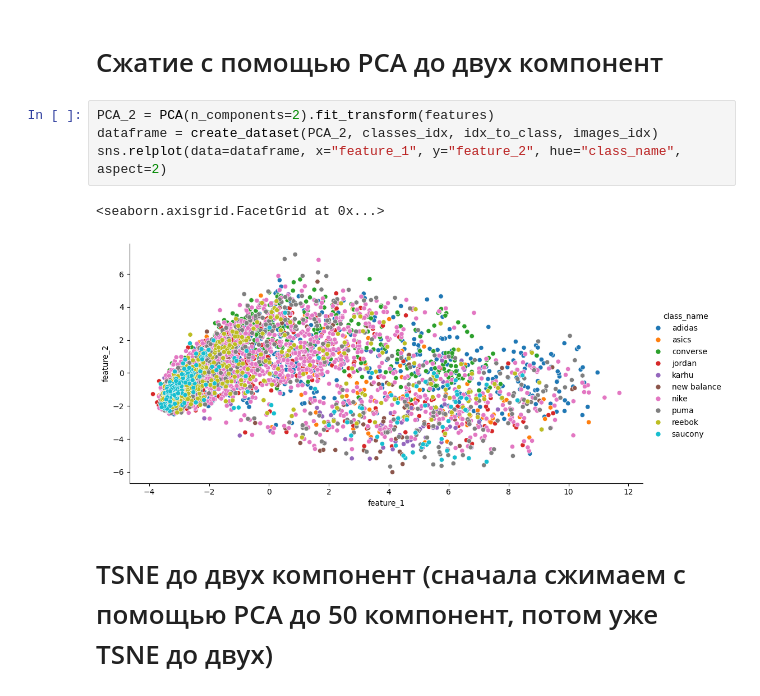
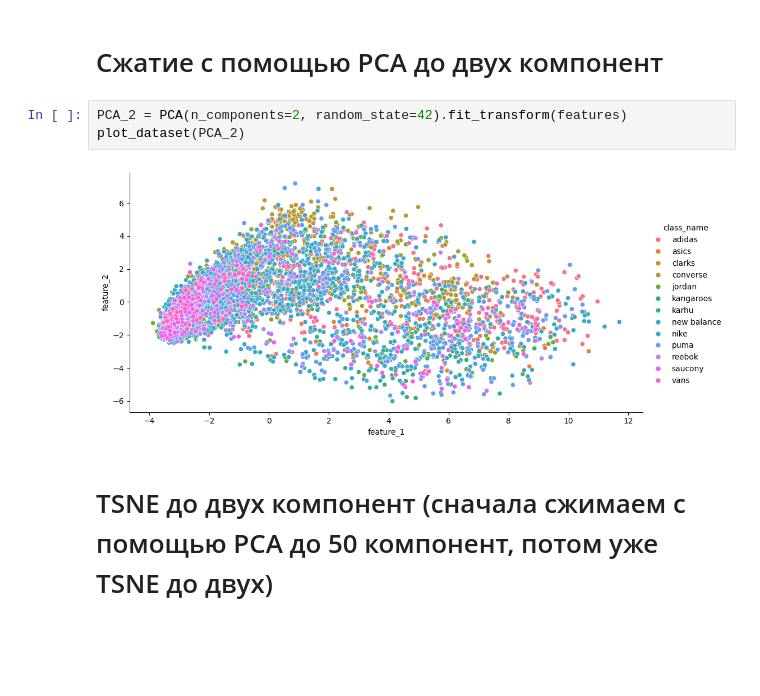
Before and after one commit to miem-refugees/sneakers-ml, a Jupyter notebook: notebooks/eda/resnet-embedding-eda.ipynb, the cells around one changed output. Saved outputs shown, nothing was run; the diff lists cells and outputs as text; blank space fills up the shorter version.

```diff
--- a/notebooks/eda/resnet-embedding-eda.ipynb
+++ b/notebooks/eda/resnet-embedding-eda.ipynb
@@ -44,12 +43,10 @@ sns.relplot(data=dataframe, x="feature_1", y="feature_2", hue="class_name", aspe
 # %% [markdown]
 # Сжатие с помощью PCA до двух компонент
-# %%
-PCA_2 = PCA(n_components=2).fit_transform(features)
-dataframe = create_dataset(PCA_2, classes_idx, idx_to_class, images_idx)
-sns.relplot(data=dataframe, x="feature_1", y="feature_2", hue="class_name", aspect=2)
-# %% [output]
-<seaborn.axisgrid.FacetGrid at 0x...>
-[figure, removed]
+# %%
+PCA_2 = PCA(n_components=2, random_state=42).fit_transform(features)
+plot_dataset(PCA_2)
+# %% [output]
+[figure, added]
 # %% [markdown]
 # TSNE до двух компонент (сначала сжимаем с помощью PCA до 50 компонент, потом уже TSNE до двух)
 # %%
```
Also changed, not shown: parts of 11 cells of this notebook, 10 other files.
